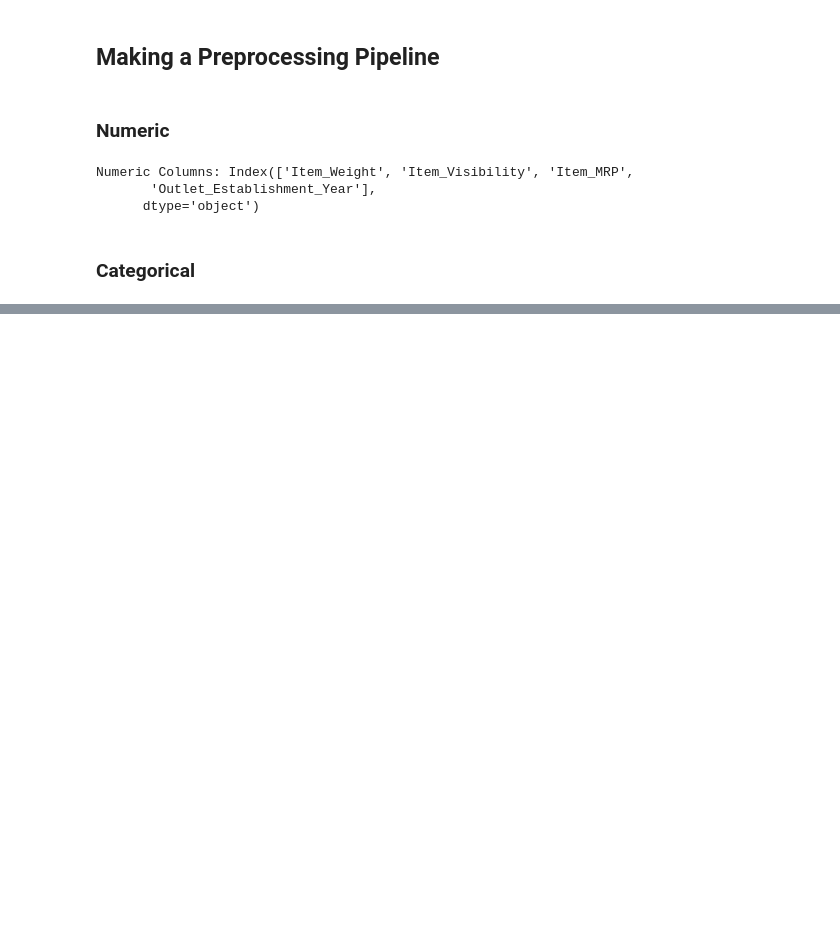
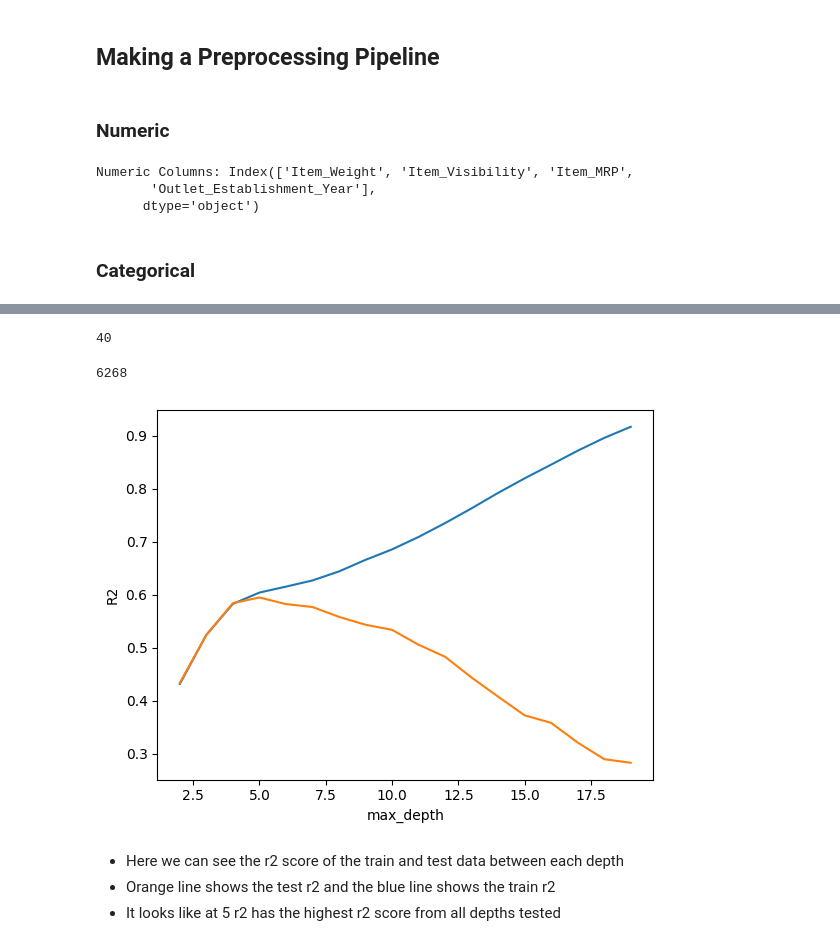
Before and after one commit to JmB17/Prediction-of-Product-Sales, a Jupyter notebook: Prediction_of_Product_Sales_Machine_Learning.ipynb, the cells around one changed output, grey strips where cells are left out. Saved outputs shown, nothing was run; the diff lists cells and outputs as text; code cells hidden in the pictures; blank space fills up the shorter version.

```diff
--- a/Prediction_of_Product_Sales_Machine_Learning.ipynb
+++ b/Prediction_of_Product_Sales_Machine_Learning.ipynb
@@ -306,0 +350,4 @@ Categorical Columns:  Index(['Item_Identifier', 'Item_Fat_Content', 'Item_Type',
+# %%
+preprocessor = ColumnTransformer([cat_tuple, numeric_tuple],
+                                 verbose_feature_names_out=False)
+preprocessor
@@ -306,0 +429,9 @@ Categorical Columns:  Index(['Item_Identifier', 'Item_Fat_Content', 'Item_Type',
+# %%
+## Create an instance of the model
+linreg = LinearRegression()
+
+## Create a model pipeline
+linreg_pipe = make_pipeline(preprocessor, linreg)
+
+## Fit the model
+linreg_pipe.fit(X_train, y_train)
@@ -306,0 +482,9 @@ Categorical Columns:  Index(['Item_Identifier', 'Item_Fat_Content', 'Item_Type',
+# %%
+## Create an instance of the model
+dec_tree = DecisionTreeRegressor(random_state = 42)
+
+## Create a model pipeline
+dec_tree_pipe = make_pipeline(preprocessor, dec_tree)
+
+## Fit the model
+dec_tree_pipe.fit(X_train, y_train)
@@ -306,0 +547,37 @@ Categorical Columns:  Index(['Item_Identifier', 'Item_Fat_Content', 'Item_Type',
+# %%
+# Display the model depth default
+dec_tree.get_depth()
+# %% [output]
+40
+# %%
+# Display model depth default # of leaves
+dec_tree.get_n_leaves()
+# %% [output]
+6268
+# %%
+# List of values to try for max_depth:
+max_depth_range = list(range(2, 20)) # will try every value between 2 and 20
+# List to store the score for each value of max_depth:
+train_r2 = []
+test_r2 = []
+for depth in max_depth_range:
+    dec_tree = DecisionTreeRegressor(max_depth = depth,
+                             random_state = 42)
+    dec_tree_pipe = make_pipeline(preprocessor, dec_tree)
+    dec_tree_pipe.fit(X_train, y_train)
+    train_score = dec_tree_pipe.score(X_train, y_train)
+    test_score = dec_tree_pipe.score(X_test, y_test)
+    train_r2.append(train_score)
+    test_r2.append(test_score)
+# %%
+# Plot the r2 train and test score over different depths
+plt.plot(max_depth_range, train_r2)
+plt.plot(max_depth_range, test_r2)
+plt.xlabel('max_depth')
+plt.ylabel('R2');
+# %% [output]
+[figure, added]
+# %% [markdown]
+- Here we can see the r2 score of the train and test data between each depth
+- Orange line shows the test r2 and the blue line shows the train r2
+- It looks like at 5 r2 has the highest r2 score from all depths tested
```
Also changed, not shown: parts of 39 cells of this notebook.
